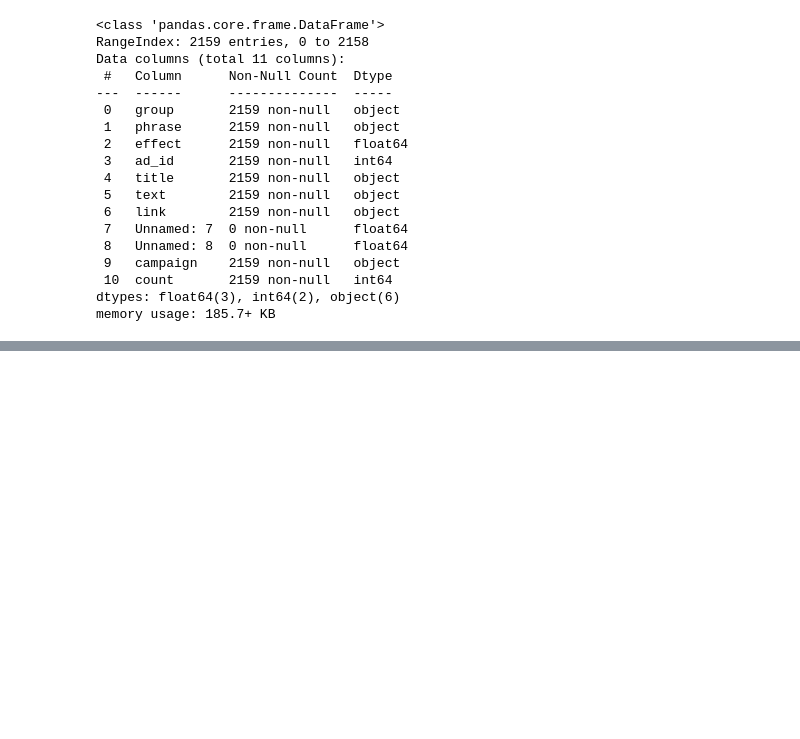
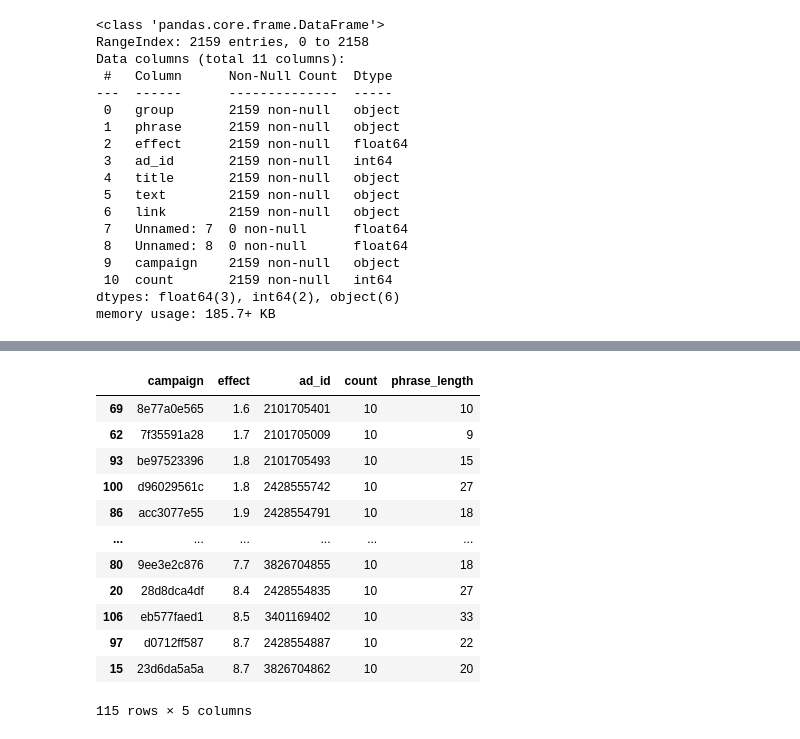
Before and after one commit to kadmiy/datascience_learn, a Jupyter notebook: module_04_datascience_learn.ipynb, the cells around one changed output, grey strips where cells are left out. Saved outputs shown, nothing was run; the diff lists cells and outputs as text; code cells hidden in the pictures; blank space fills up the shorter version.

```diff
--- a/module_04_datascience_learn.ipynb
+++ b/module_04_datascience_learn.ipynb
@@ -273,0 +327,19 @@ memory usage: 185.7+ KB
+# %%
+# Для каждой кампании campaign найти минимальное значение столбца effect
+# и построить рейтинг кампаний по этим значениям, начиная с самого низкого.
+
+ad_stats.groupby('campaign').min('effect').reset_index().sort_values('effect')
+# %% [output]
+|  | campaign | effect | ad_id | count | phrase_length |
+| 69 | 8e77a0e565 | 1.6 | 2101705401 | 10 | 10 |
+| 62 | 7f35591a28 | 1.7 | 2101705009 | 10 | 9 |
+| 93 | be97523396 | 1.8 | 2101705493 | 10 | 15 |
+| 100 | d96029561c | 1.8 | 2428555742 | 10 | 27 |
+| 86 | acc3077e55 | 1.9 | 2428554791 | 10 | 18 |
+| ... | ... | ... | ... | ... | ... |
+| 80 | 9ee3e2c876 | 7.7 | 3826704855 | 10 | 18 |
+| 20 | 28d8dca4df | 8.4 | 2428554835 | 10 | 27 |
+| 106 | eb577faed1 | 8.5 | 3401169402 | 10 | 33 |
+| 97 | d0712ff587 | 8.7 | 2428554887 | 10 | 22 |
+| 15 | 23d6da5a5a | 8.7 | 3826704862 | 10 | 20 |
+115 rows × 5 columns
```
Also changed, not shown: parts of 16 cells of this notebook.
